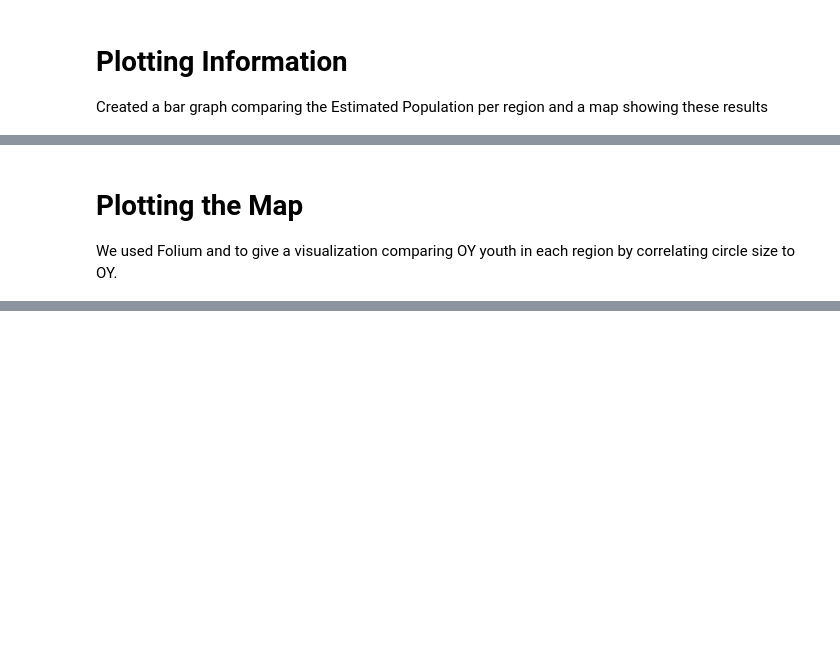
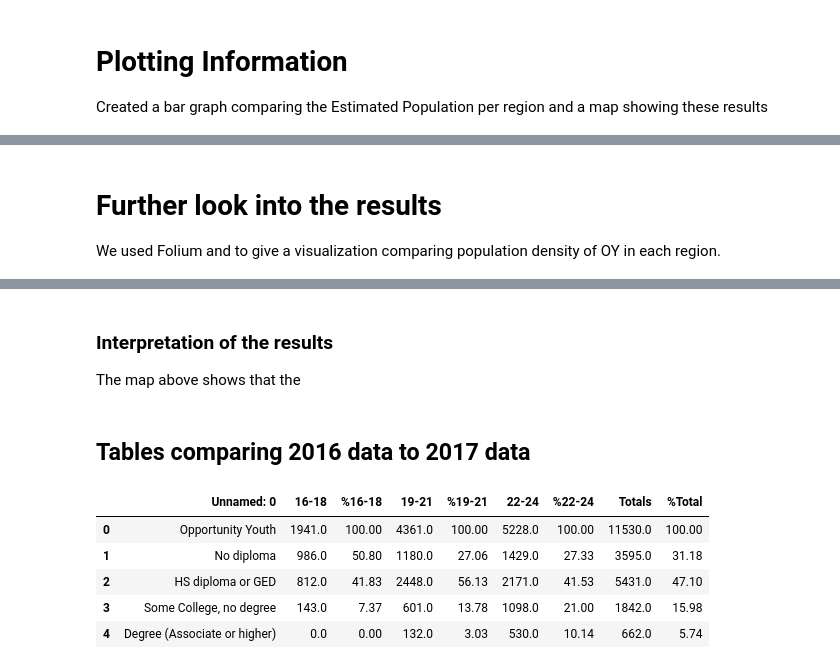
Before and after one commit to Caellwyn/south-king-county-opportunity-youth, a Jupyter notebook: notebooks/report/FinalNotebook.ipynb, the cells around one changed output, grey strips where cells are left out. Cells and saved outputs as stored; diff of their text form; code cells hidden in the pictures; blank space fills up the shorter version.

Commit message:
dataframe updates to 2017_oy and markdown and layout updates to finalnotebook

```diff
--- a/notebooks/report/FinalNotebook.ipynb
+++ b/notebooks/report/FinalNotebook.ipynb
@@ -140,6 +143,6 @@ No handles with labels found to put in legend.
 # %% [markdown]
-<h1>Plotting the Map</h1>
-We used Folium and to give a visualization comparing OY youth in each region by correlating circle size to OY.
+<h1>Further look into the results</h1>
+We used Folium and to give a visualization comparing population density of OY in each region.
 # %%
 #imported the following libraries to graph a map.
 import folium
@@ -174,5 +177,20 @@ colormap.add_to(m);
 m
 # %% [output]
 [interactive output not drawn]
+# %% [markdown]
+### Interpretation of the results
+The map above shows that the
+# %% [markdown]
+## Tables comparing 2016 data to 2017 data
+# %%
+opportunity_youth = pd.read_csv('../exploratory/tables/opportunity_youth.csv')
+total_population = pd.read_csv('../exploratory/tables/total_population.csv')
 # %%
-opportunity_youth = pd.DataFrame()
+opportunity_youth
+# %% [output]
+|  | Unnamed: 0 | 16-18 | %16-18 | 19-21 | %19-21 | 22-24 | %22-24 | Totals | %Total |
+| 0 | Opportunity Youth | 1941.0 | 100.00 | 4361.0 | 100.00 | 5228.0 | 100.00 | 11530.0 | 100.00 |
+| 1 | No diploma | 986.0 | 50.80 | 1180.0 | 27.06 | 1429.0 | 27.33 | 3595.0 | 31.18 |
+| 2 | HS diploma or GED | 812.0 | 41.83 | 2448.0 | 56.13 | 2171.0 | 41.53 | 5431.0 | 47.10 |
+| 3 | Some College, no degree | 143.0 | 7.37 | 601.0 | 13.78 | 1098.0 | 21.00 | 1842.0 | 15.98 |
+| 4 | Degree (Associate or higher) | 0.0 | 0.00 | 132.0 | 3.03 | 530.0 | 10.14 | 662.0 | 5.74 |
```
Also changed, not shown: parts of 34 cells of this notebook, 1 other file.
